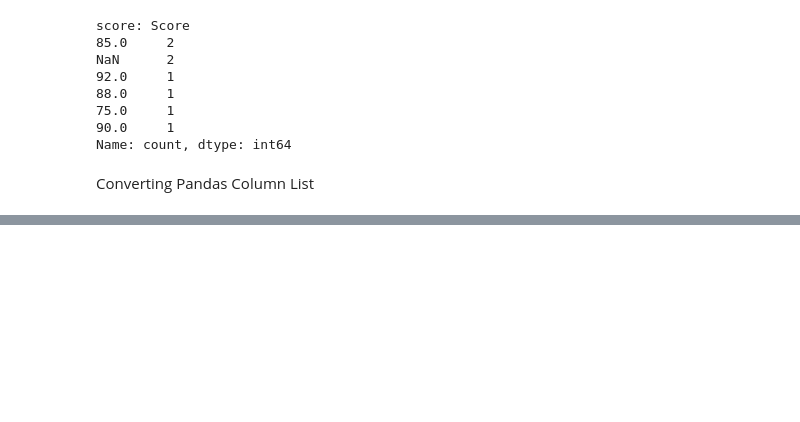
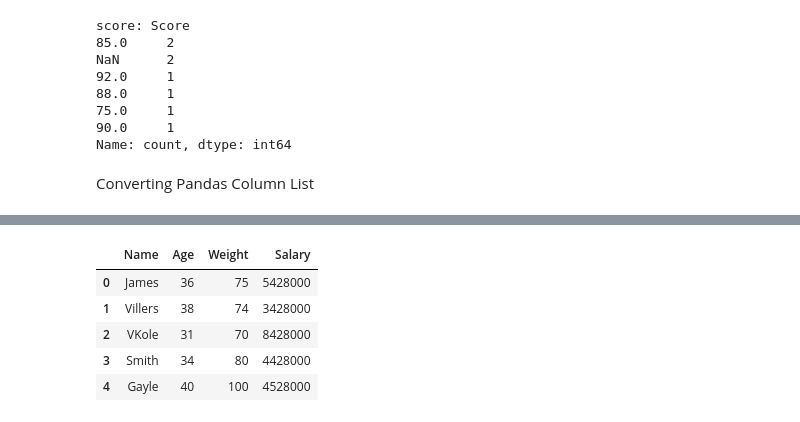
Before and after one commit to TitaList/PANDAS_BASICS, a Jupyter notebook: lecture_notes.ipynb, the cells around one changed output, grey strips where cells are left out. Drawn from its saved outputs; the diff is of its cells as text; code cells hidden in the pictures; blank space fills up the shorter version.

```diff
--- a/lecture_notes.ipynb
+++ b/lecture_notes.ipynb
@@ -525,0 +585,34 @@ Converting  Pandas Column List
+# %%
+# importing pandas library
+import pandas as pd
+
+# Initializing the nested list with Data set
+employee_list = [['James', 36, 75, 5428000],
+               ['Villers', 38, 74, 3428000],
+               ['VKole', 31, 70, 8428000],
+               ['Smith', 34, 80, 4428000],
+               ['Gayle', 40, 100, 4528000],
+               ['Rooter', 33, 72, 7028000],
+               ['Peterson', 42, 85, 2528000],
+               ['John', 41, 85, 1528000],
+
+]
+
+
+# creating a pandas dataframe
+df = pd.DataFrame(employee_list, columns=['Name', 'Age', 'Weight', 'Salary'])
+
+print(' ------data frame before slicing-----')
+print(df)
+
+print(' ------ Select First Row by Index-----')
+# Select First Row by Index
+print(df.iloc[:1])
+
+print(' ------ Select First 4 Row by Index-----')
+# Slicing first 4 rows from dataframe
+df1 = df.iloc[0:4]
+# This above line used the iloc indexer to slice (select) the first 4 rows of the #original DataFrame (df) and assigns the result to a new DataFrame named df1.
+
+print(' ------data frame after slicing----')
+print(df1)
@@ -525,0 +640,9 @@ Converting  Pandas Column List
+# %%
+df.head()
+# %% [output]
+|  | Name | Age | Weight | Salary |
+| 0 | James | 36 | 75 | 5428000 |
+| 1 | Villers | 38 | 74 | 3428000 |
+| 2 | VKole | 31 | 70 | 8428000 |
+| 3 | Smith | 34 | 80 | 4428000 |
+| 4 | Gayle | 40 | 100 | 4528000 |
```
Also changed, not shown: parts of 17 cells of this notebook, 1 other file.
